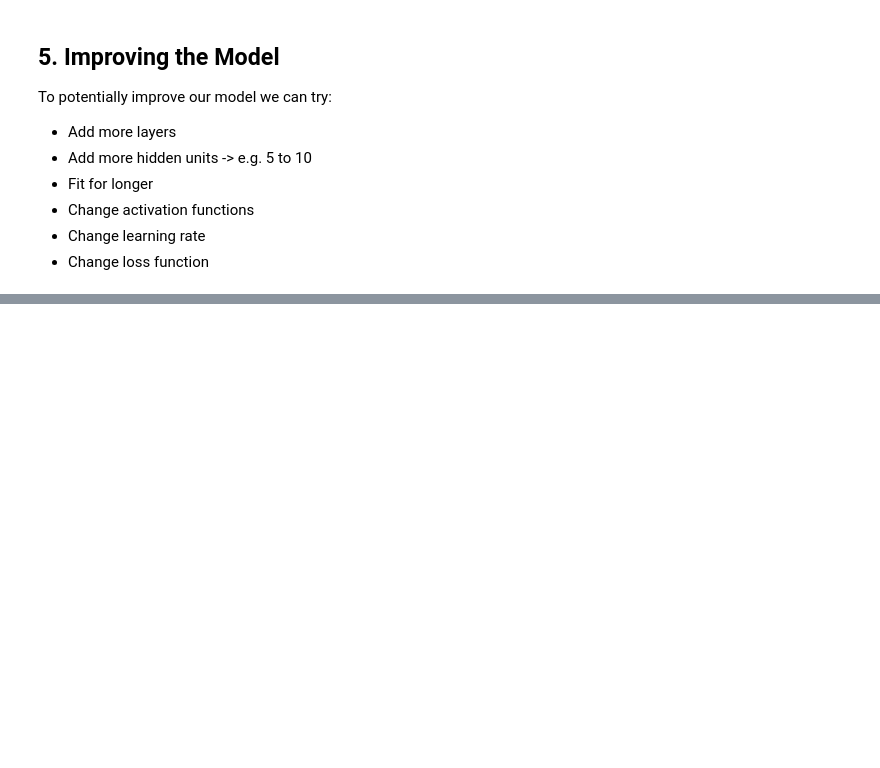
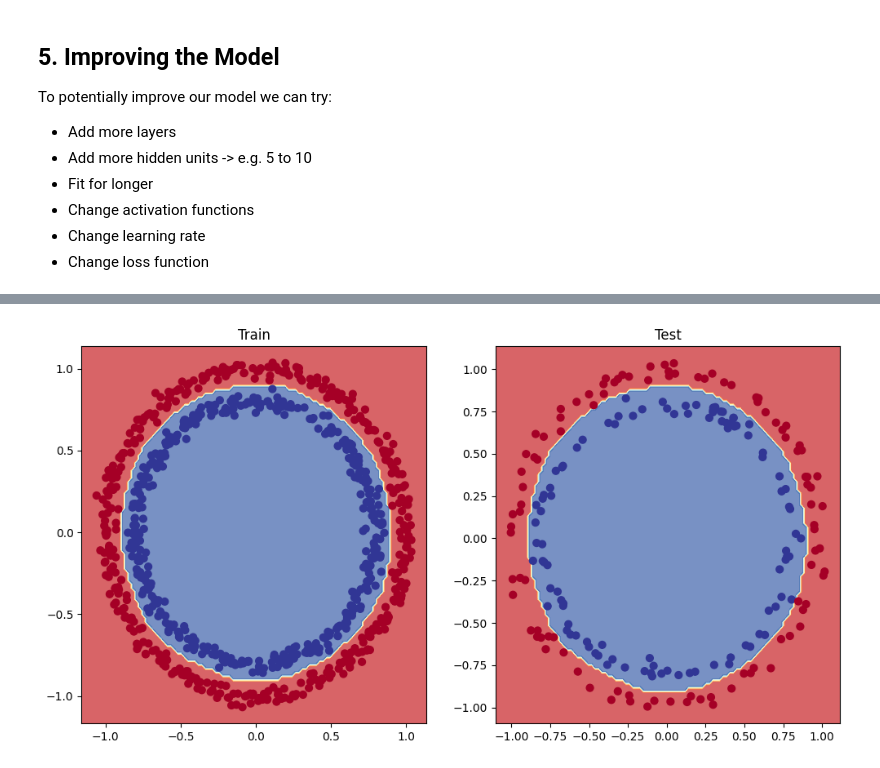
Before and after one commit to mathfish/LearningTopics, a Jupyter notebook: Books/PytorchMastery/Classification.ipynb, the cells around one changed output, grey strips where cells are left out. Cells and saved outputs as stored; diff of their text form; code cells hidden in the pictures; blank space fills up the shorter version.

```diff
--- a/Books/PytorchMastery/Classification.ipynb
+++ b/Books/PytorchMastery/Classification.ipynb
@@ -237,0 +262,35 @@ Epoch: 990 | Train Loss: 0.6930 | Train Accuracy: 51.3750 | Test Loss: 0.6946 |
+# %%
+loss_fn_v1 = nn.BCEWithLogitsLoss()
+optimizer_v1 = torch.optim.SGD(params=model_2b.parameters(), lr=.1)
+# %%
+torch.manual_seed(42)
+
+epochs = 1000
+X_train = X_train.to(device)
+X_test = X_test.to(device)
+y_train = y_train.to(device)
+y_test = y_test.to(device)
+
+for epoch in range(epochs):
+  model_2b.train()
+  logits_ = model_2b(X_train).squeeze()
+  y_pred = torch.round(torch.sigmoid(logits_))
+
+  loss_ = loss_fn_v1(logits_, y_train)
+  accur_ = accuracy_fn(y_true=y_train, y_pred=y_pred)
+
+  optimizer_v1.zero_grad()
+
+  loss_.backward()
+
+  optimizer_v1.step()
+
+  model_2b.eval()
+  with torch.inference_mode():
+    y_test_logits = model_2b(X_test).squeeze()
+    y_test_pred = torch.round(torch.sigmoid(y_test_logits))
+    y_test_loss = loss_fn_v1(y_test_logits, y_test)
+    y_test_accur = accuracy_fn(y_true=y_test, y_pred=y_test_pred)
+
+  if epoch % 100 == 0:
+     print(f"Epoch: {epoch} | Train Loss: {loss_:.4f} | Train Accuracy: {accur_:.4f} | Test Loss: {y_test_loss:.4f} | Test ACcuracy: {y_test_accur:.4f}")
@@ -237,0 +308,10 @@ Epoch: 990 | Train Loss: 0.6930 | Train Accuracy: 51.3750 | Test Loss: 0.6946 |
+# %%
+plt.figure(figsize=(12, 6))
+plt.subplot(1, 2, 1)
+plt.title("Train")
+plot_decision_boundary(model_2b, X_train, y_train)
+plt.subplot(1, 2, 2)
+plt.title("Test")
+plot_decision_boundary(model_2b, X_test, y_test)
+# %% [output]
+[figure, added]
```
Also changed, not shown: parts of 5 cells of this notebook.
